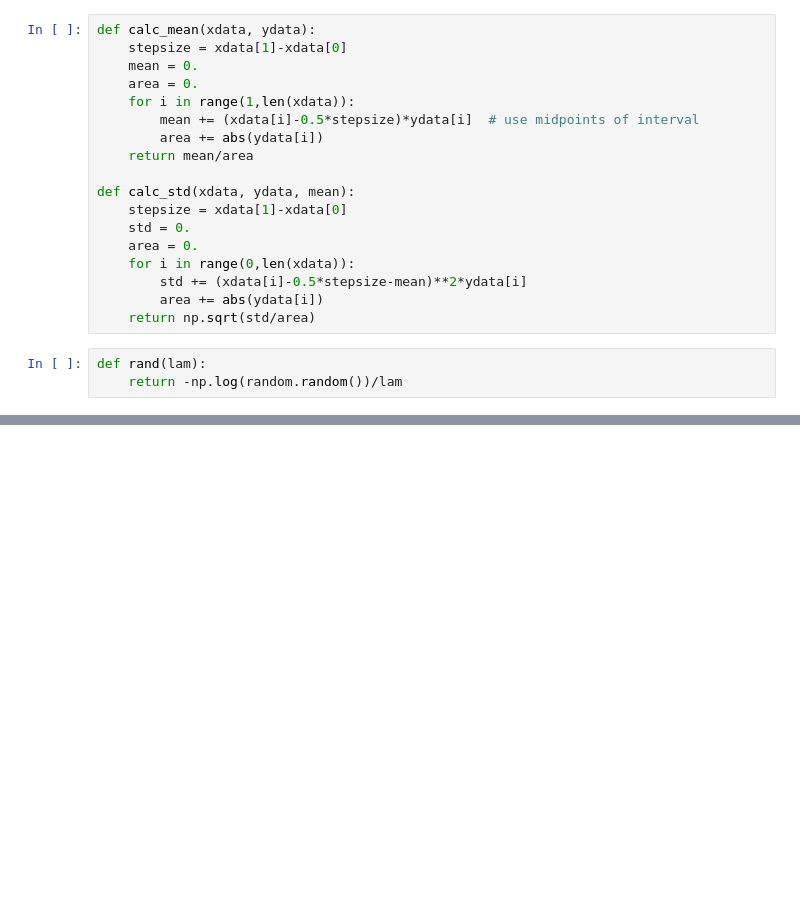
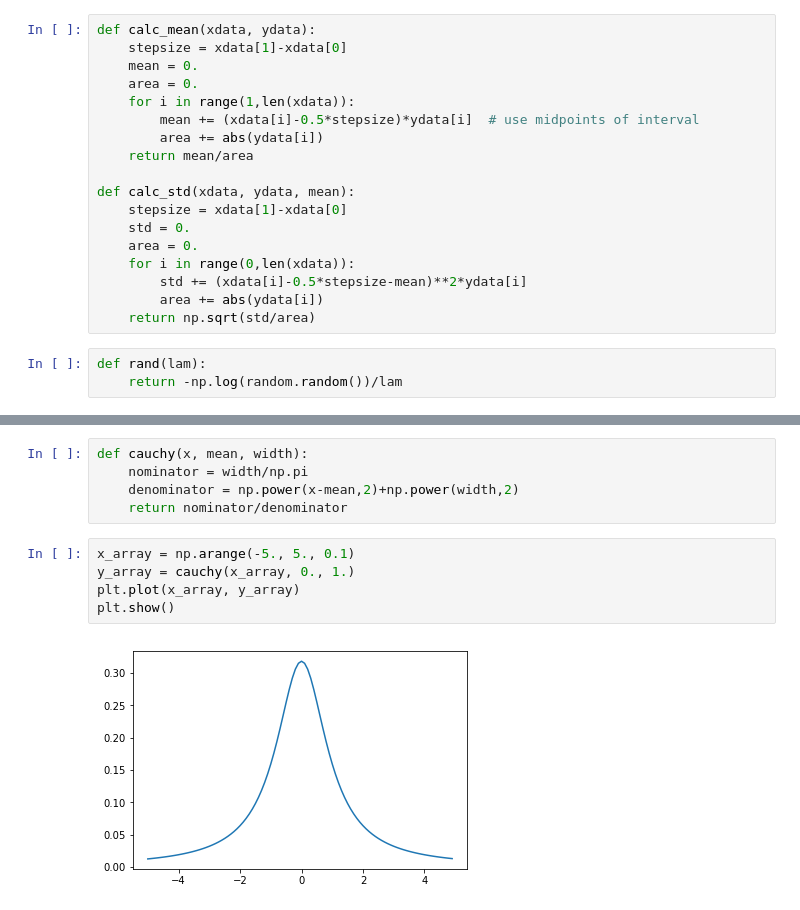
Before and after one commit to schustermartin/data_analysis_tutorium, a Jupyter notebook: Exercises/Chapter_04/Ch04_Ex08.ipynb, the cells around one changed output, grey strips where cells are left out. Drawn from its saved outputs; the diff is of its cells as text; blank space fills up the shorter version.

```diff
--- a/Exercises/Chapter_04/Ch04_Ex08.ipynb
+++ b/Exercises/Chapter_04/Ch04_Ex08.ipynb
@@ -96,2 +173,14 @@ calculated sigma = 52.480
+# %%
+def cauchy(x, mean, width):
+    nominator = width/np.pi
+    denominator = np.power(x-mean,2)+np.power(width,2)
+    return nominator/denominator
+# %%
+x_array = np.arange(-5., 5., 0.1)
+y_array = cauchy(x_array, 0., 1.)
+plt.plot(x_array, y_array)
+plt.show()
+# %% [output]
+[figure, added]
 # %%
 # %% [output]
```
Also changed, not shown: parts of 11 cells of this notebook.
